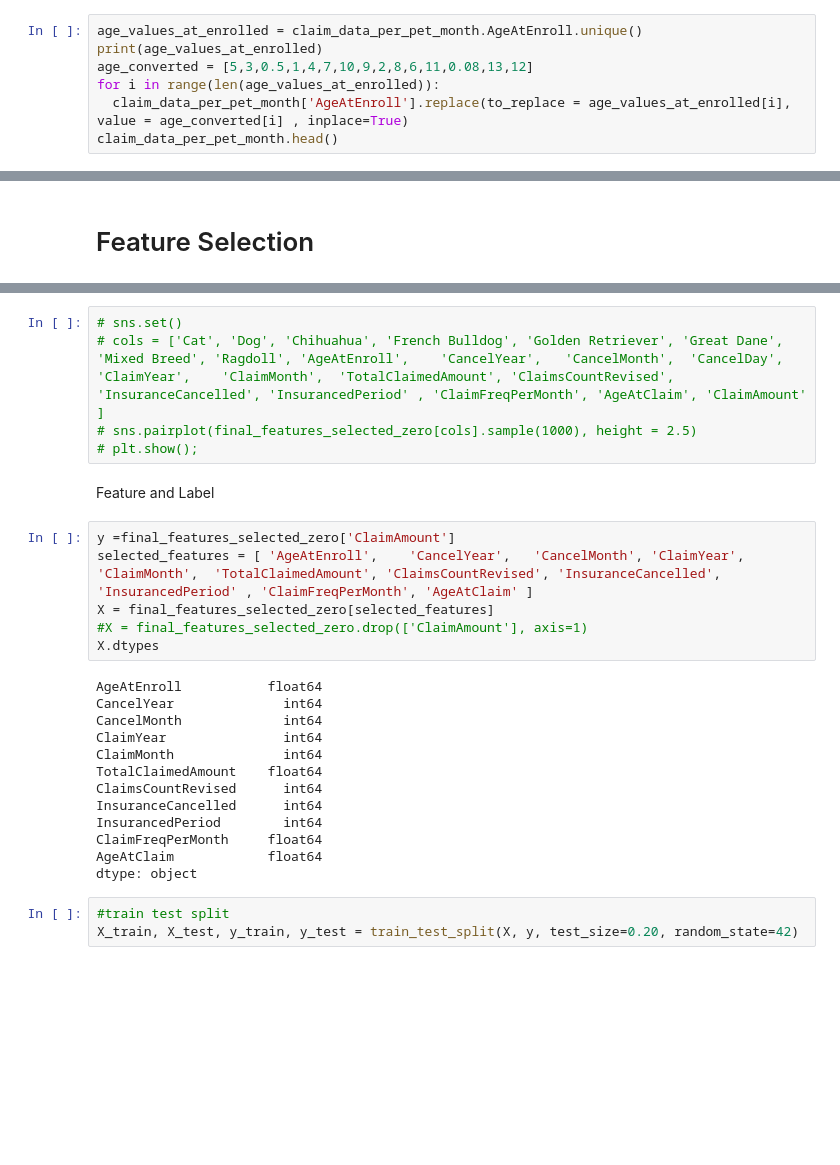
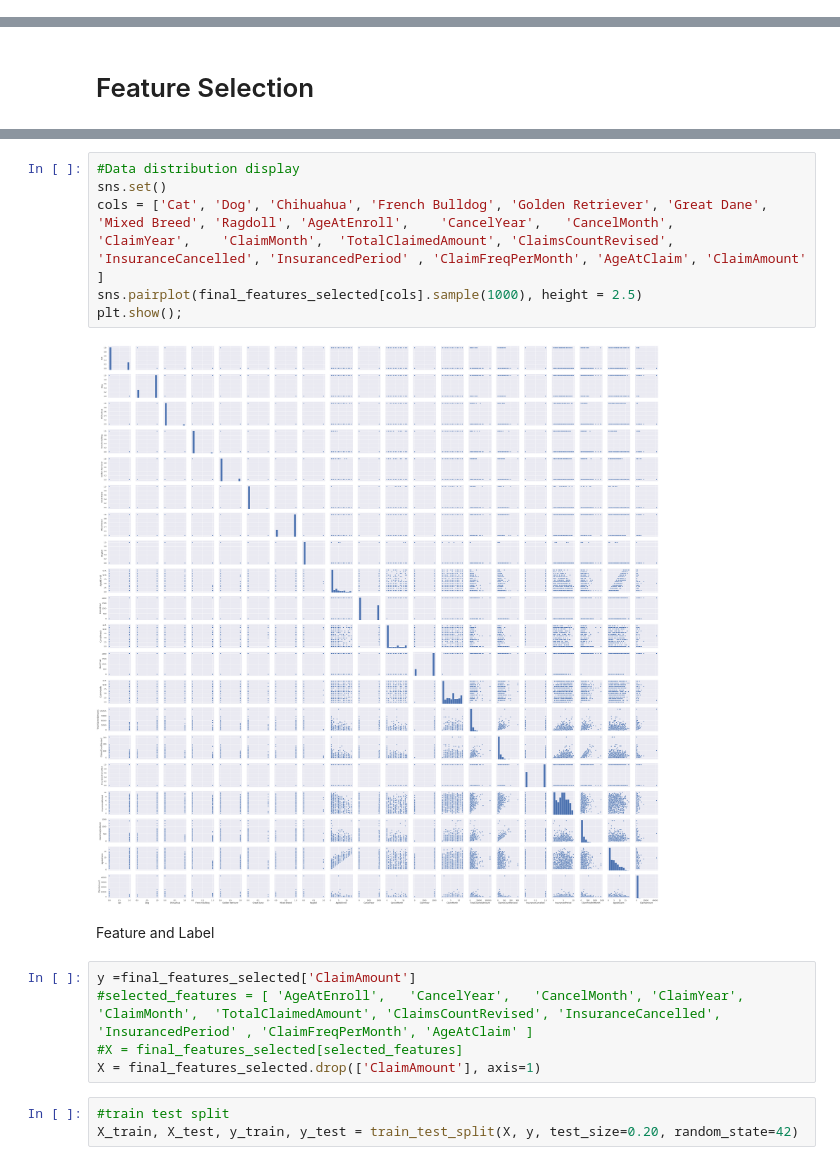
Before and after one commit to aptr288/Claim_prediction, a Jupyter notebook: Claim_Prediction_Codebase_Final.ipynb, the cells around one changed output, grey strips where cells are left out. Drawn from its saved outputs; the diff is of its cells as text; blank space fills up the shorter version.

```diff
--- a/Claim_Prediction_Codebase_Final.ipynb
+++ b/Claim_Prediction_Codebase_Final.ipynb
@@ -245,7 +239,0 @@ Converting age to numeric
-# %%
-age_values_at_enrolled = claim_data_per_pet_month.AgeAtEnroll.unique()
-print(age_values_at_enrolled)
-age_converted = [5,3,0.5,1,4,7,10,9,2,8,6,11,0.08,13,12]
-for i in range(len(age_values_at_enrolled)):
-  claim_data_per_pet_month['AgeAtEnroll'].replace(to_replace = age_values_at_enrolled[i], value = age_converted[i] , inplace=True)
-claim_data_per_pet_month.head()
@@ -366,31 +329,20 @@ plt.show()
 # %% [output]
 [figure]
 # %%
-# sns.set()
-# cols = ['Cat', 'Dog', 'Chihuahua', 'French Bulldog', 'Golden Retriever', 'Great Dane', 'Mixed Breed', 'Ragdoll', 'AgeAtEnroll', 	'CancelYear',	'CancelMonth',	'CancelDay',	'ClaimYear',	'ClaimMonth',  'TotalClaimedAmount', 'ClaimsCountRevised', 'InsuranceCancelled', 'InsurancedPeriod' , 'ClaimFreqPerMonth', 'AgeAtClaim', 'ClaimAmount' ]
-# sns.pairplot(final_features_selected_zero[cols].sample(1000), height = 2.5)
-# plt.show();
+#Data distribution display
+sns.set()
+cols = ['Cat', 'Dog', 'Chihuahua', 'French Bulldog', 'Golden Retriever', 'Great Dane', 'Mixed Breed', 'Ragdoll', 'AgeAtEnroll', 	'CancelYear',	'CancelMonth',		'ClaimYear',	'ClaimMonth',  'TotalClaimedAmount', 'ClaimsCountRevised', 'InsuranceCancelled', 'InsurancedPeriod' , 'ClaimFreqPerMonth', 'AgeAtClaim', 'ClaimAmount' ]
+sns.pairplot(final_features_selected[cols].sample(1000), height = 2.5)
+plt.show();
+# %% [output]
+[figure, added]
 # %% [markdown]
 Feature and Label
 # %%
-y =final_features_selected_zero['ClaimAmount']
-selected_features = [ 'AgeAtEnroll', 	'CancelYear',	'CancelMonth', 'ClaimYear',	'ClaimMonth',  'TotalClaimedAmount', 'ClaimsCountRevised', 'InsuranceCancelled', 'InsurancedPeriod' , 'ClaimFreqPerMonth', 'AgeAtClaim' ]
-X = final_features_selected_zero[selected_features]
-#X = final_features_selected_zero.drop(['ClaimAmount'], axis=1)
-X.dtypes
+y =final_features_selected['ClaimAmount']
+#selected_features = [ 'AgeAtEnroll', 	'CancelYear',	'CancelMonth', 'ClaimYear',	'ClaimMonth',  'TotalClaimedAmount', 'ClaimsCountRevised', 'InsuranceCancelled', 'InsurancedPeriod' , 'ClaimFreqPerMonth', 'AgeAtClaim' ]
+#X = final_features_selected[selected_features]
+X = final_features_selected.drop(['ClaimAmount'], axis=1)
-# %% [output]
-AgeAtEnroll           float64
-CancelYear              int64
-CancelMonth             int64
-ClaimYear               int64
-ClaimMonth              int64
-TotalClaimedAmount    float64
-ClaimsCountRevised      int64
-InsuranceCancelled      int64
-InsurancedPeriod        int64
-ClaimFreqPerMonth     float64
-AgeAtClaim            float64
-dtype: object
 # %%
 #train test split
 X_train, X_test, y_train, y_test = train_test_split(X, y, test_size=0.20, random_state=42)
```
Also changed, not shown: parts of 49 cells of this notebook.
